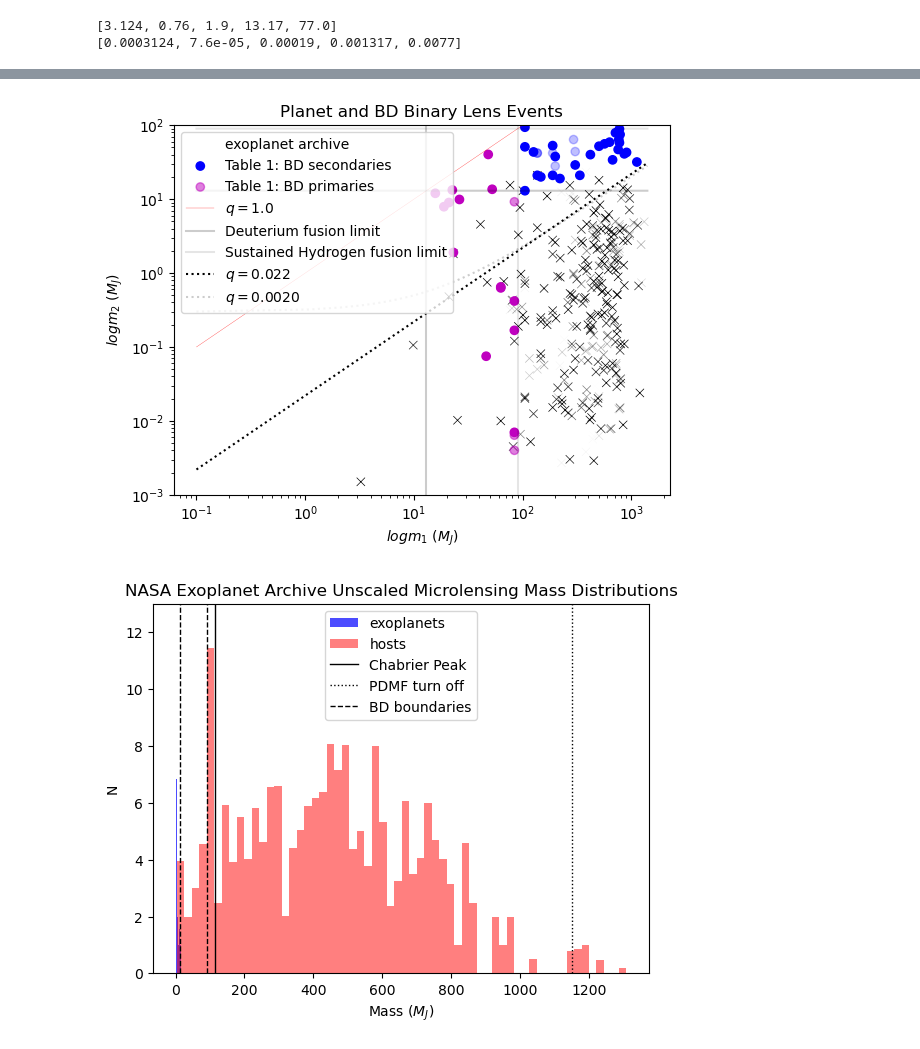
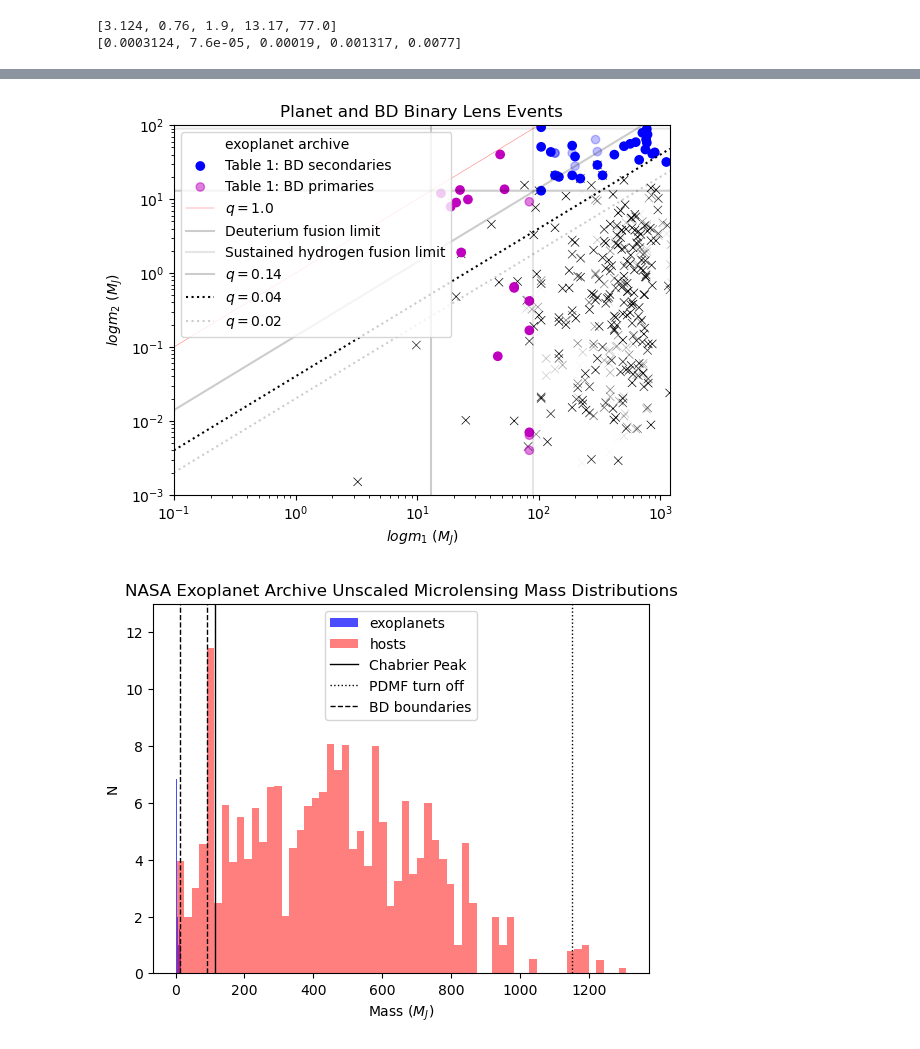
Before and after one commit to AmberLee2427/ThesisFigures, a Jupyter notebook: BDPlanet_formation - weighted.ipynb, the cells around one changed output, grey strips where cells are left out. Drawn from its saved outputs; the diff is of its cells as text; code cells hidden in the pictures.

```diff
--- a/BDPlanet_formation - weighted.ipynb
+++ b/BDPlanet_formation - weighted.ipynb
@@ -666,40 +686,43 @@ plt.scatter(
     , color='m'
     , label="Table 1: BD primaries"
     , alpha=BDhost_data['P']
 )
 
 # Annotations
 x = np.linspace(0.1, 1400.,1400)
 y = x*1.0
 plt.plot(x,y,'r-', lw=0.2, label=r'$q=1.0$')
 y = x*0.+13.0
 plt.plot(x,y,'k-', alpha=0.2, label='Deuterium fusion limit')
 y = x*0.+ 90.0
-plt.plot(x,y,'k-', alpha=0.1, label='Sustained Hydrogen fusion limit')
+plt.plot(x,y,'k-', alpha=0.1, label='Sustained hydrogen fusion limit')
 #plt.plot([13.,13.],[0,25.],'k-', alpha=0.2)
-y = x*0.022
-plt.plot(x, y,'k:', label=r'$q=0.022$')
-y = x*0.02+0.3
-plt.plot(x, y,'k:', alpha=0.2, label=r'$q=0.0020$')
+y = x*0.14
+plt.plot(x, y,'k-', alpha=0.2, label=r'$q=0.14$')
+y = x*0.04
+plt.plot(x, y,'k:', label=r'$q=0.04$')
+y = x*0.02
+plt.plot(x, y,'k:', alpha=0.2, label=r'$q=0.02$')
 #y = x*0.012
 #plt.plot(x, y,'k:', alpha=0.2, label=r'$q=0.012$')
 y = np.linspace(0.001,1000.,1000)
 x = y*0.+13.0
 plt.plot(x,y,'k-', alpha=0.2)
 x = y*0.+ 90.0
 plt.plot(x,y,'k-', alpha=0.1)
 
 plt.xlabel(r'$log m_1$ ($M_J$)')
 plt.ylabel(r'$log m_2$ ($M_J$)')
 plt.title('Planet and BD Binary Lens Events')
-#plt.xlim((-20, np.log10(1000))
+plt.xlim((0.1, 1200))
 plt.ylim((0.001,100.))
 plt.yscale('log')
 plt.xscale('log')
 plt.legend(loc='upper left')
+plt.savefig('bdexoplanet_mm.png', dpi=300)
 plt.show()
 # %% [output]
-[figure, old version]
+[figure, new version]
 # %%
 # histograms
 plt.hist(m2_values, bins=60, color='blue', alpha=0.7, weights=P, label='exoplanets')
```
Also changed, not shown: parts of 14 cells of this notebook, 4 other files.
